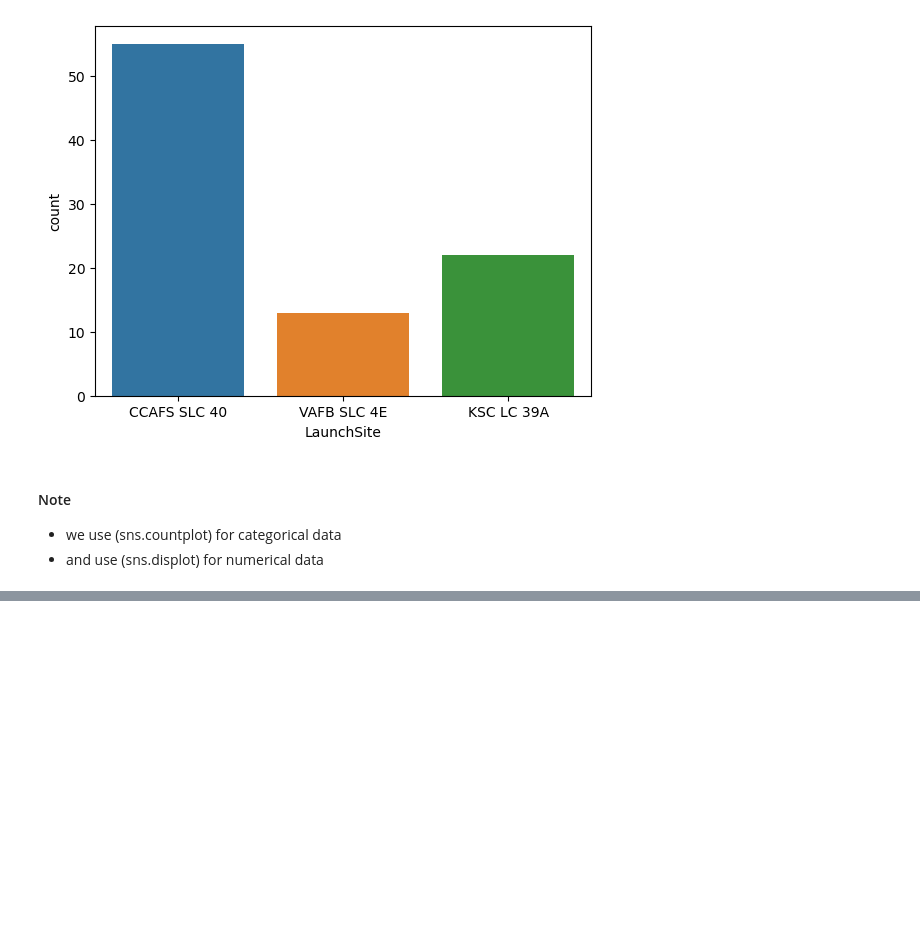
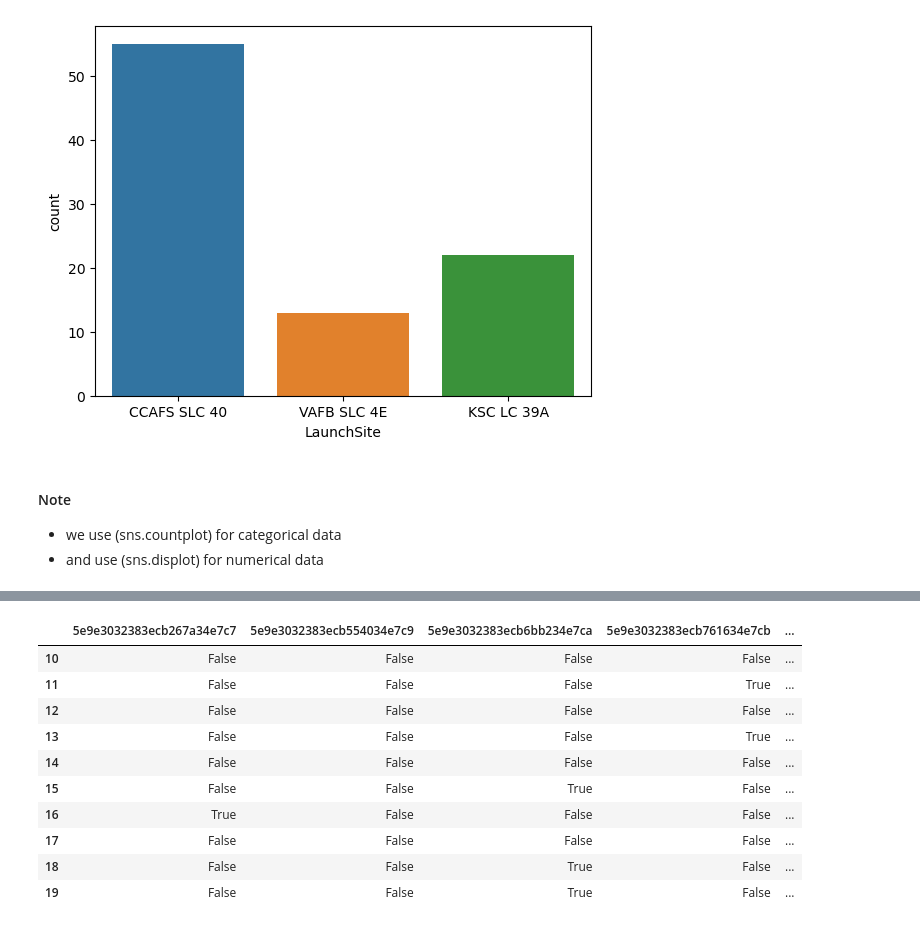
Before and after one commit to strumer69/Space_X-_rockets, a Jupyter notebook: space_x_falcon.ipynb, the cells around one changed output, grey strips where cells are left out. Drawn from its saved outputs; the diff is of its cells as text; code cells hidden in the pictures; blank space fills up the shorter version.

```diff
--- a/space_x_falcon.ipynb
+++ b/space_x_falcon.ipynb
@@ -592,0 +854,16 @@ Index(['FlightNumber', 'Date', 'BoosterVersion', 'PayloadMass', 'Orbit',
+# %%
+# we can do the same for the column(LandingPad)
+dummy_2=pd.get_dummies(df['LandingPad'])
+dummy_2[10:20]
+# %% [output]
+|  | 5e9e3032383ecb267a34e7c7 | 5e9e3032383ecb554034e7c9 | 5e9e3032383ecb6bb234e7ca | 5e9e3032383ecb761634e7cb | ... |
+| 10 | False | False | False | False | ... |
+| 11 | False | False | False | True | ... |
+| 12 | False | False | False | False | ... |
+| 13 | False | False | False | True | ... |
+| 14 | False | False | False | False | ... |
+| 15 | False | False | True | False | ... |
+| 16 | True | False | False | False | ... |
+| 17 | False | False | False | False | ... |
+| 18 | False | False | True | False | ... |
+| 19 | False | False | True | False | ... |
```
Also changed, not shown: parts of 37 cells of this notebook.
